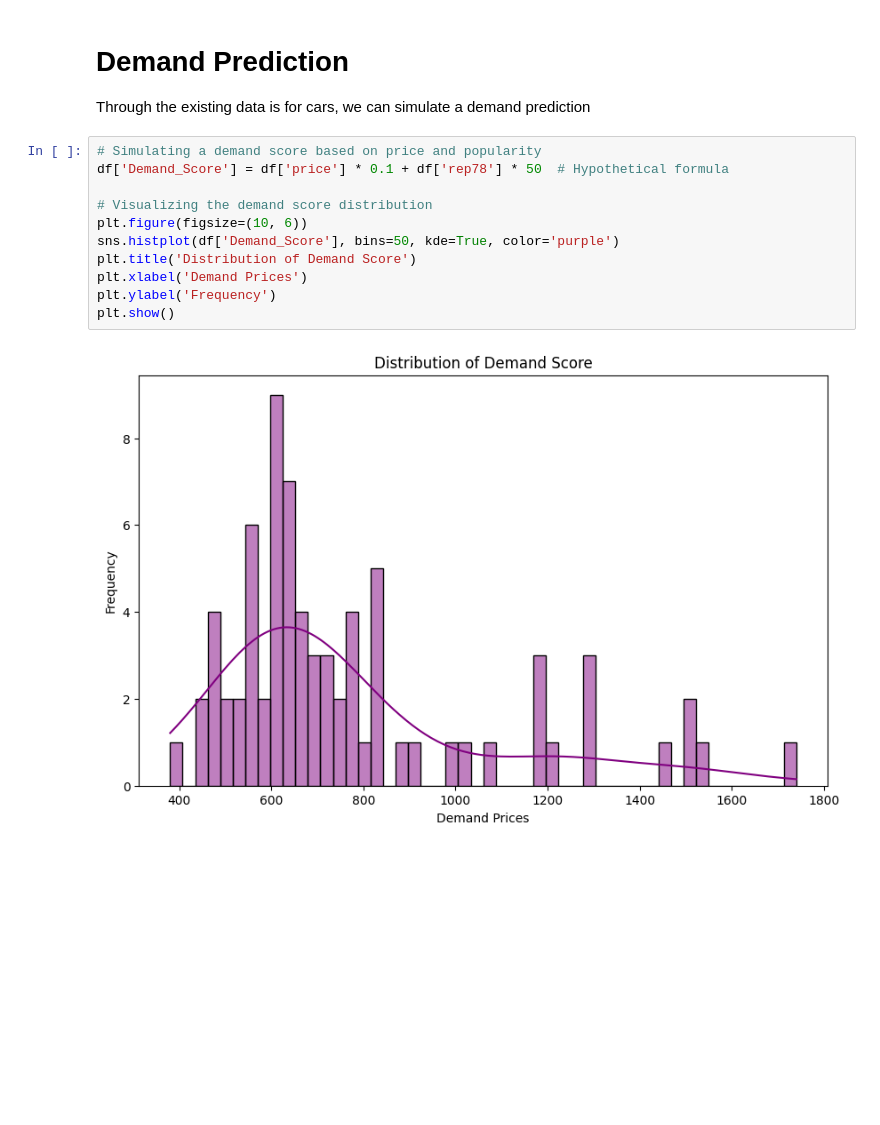
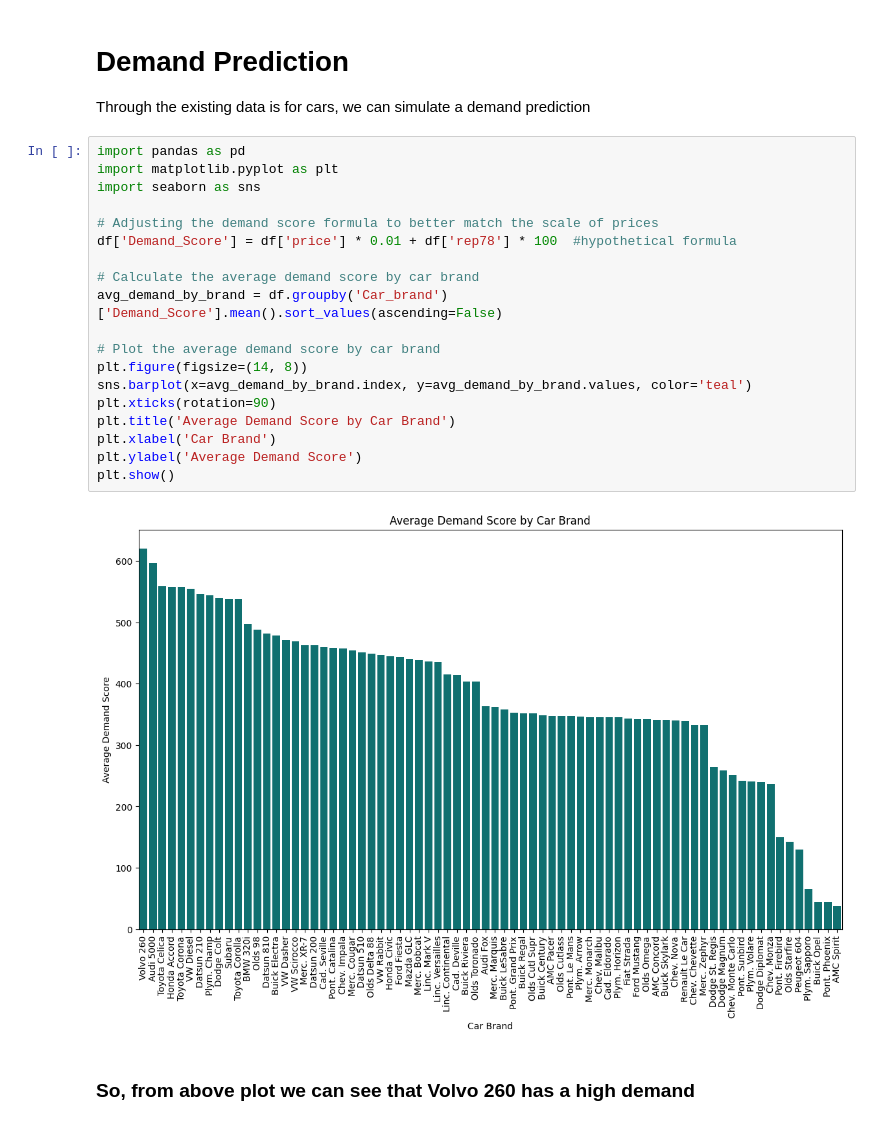
Before and after one commit to SarunaMaharjan/Linear-Regression-model, a Jupyter notebook: Task.ipynb, the cells around one changed output. Drawn from its saved outputs; the diff is of its cells as text; blank space fills up the shorter version.

```diff
--- a/Task.ipynb
+++ b/Task.ipynb
@@ -209,16 +209,26 @@ plt.show()
 # %% [markdown]
 # Demand Prediction
 Through the existing data is for cars, we can simulate a demand prediction
-# %%
-# Simulating a demand score based on price and popularity
-df['Demand_Score'] = df['price'] * 0.1 + df['rep78'] * 50  # Hypothetical formula
-
-# Visualizing the demand score distribution
-plt.figure(figsize=(10, 6))
-sns.histplot(df['Demand_Score'], bins=50, kde=True, color='purple')
-plt.title('Distribution of Demand Score')
-plt.xlabel('Demand Prices')
-plt.ylabel('Frequency')
-plt.show()
-# %% [output]
-[figure, removed]
+# %%
+import pandas as pd
+import matplotlib.pyplot as plt
+import seaborn as sns
+
+# Adjusting the demand score formula to better match the scale of prices
+df['Demand_Score'] = df['price'] * 0.01 + df['rep78'] * 100  #hypothetical formula
+
+# Calculate the average demand score by car brand
+avg_demand_by_brand = df.groupby('Car_brand')['Demand_Score'].mean().sort_values(ascending=False)
+
+# Plot the average demand score by car brand
+plt.figure(figsize=(14, 8))
+sns.barplot(x=avg_demand_by_brand.index, y=avg_demand_by_brand.values, color='teal')
+plt.xticks(rotation=90)
+plt.title('Average Demand Score by Car Brand')
+plt.xlabel('Car Brand')
+plt.ylabel('Average Demand Score')
+plt.show()
+# %% [output]
+[figure, added]
+# %% [markdown]
+### So, from above plot we can see that Volvo 260 has a high demand
```
